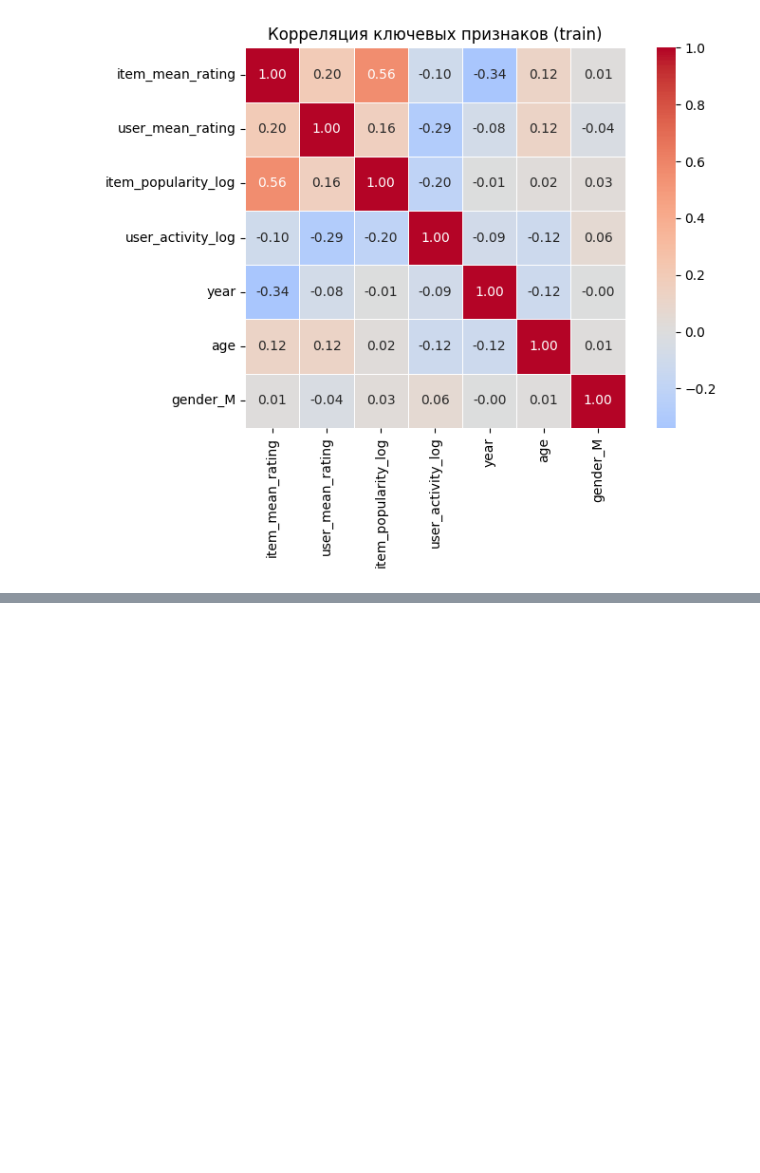
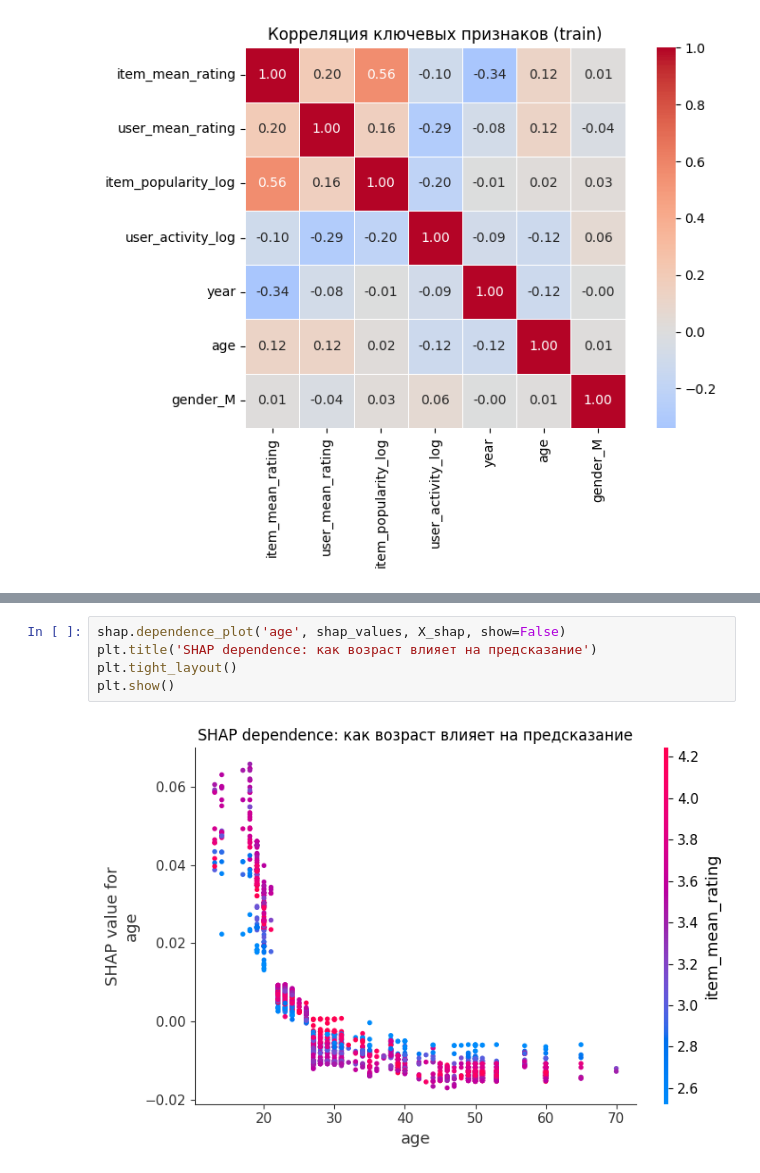
Before and after one commit to EgorMakarov567/movie-recommender-system, a Jupyter notebook: notebooks/06_content_based.ipynb, the cells around one changed output, grey strips where cells are left out. Cells and saved outputs as stored; diff of their text form; blank space fills up the shorter version.

```diff
--- a/notebooks/06_content_based.ipynb
+++ b/notebooks/06_content_based.ipynb
@@ -311,0 +528,7 @@ plt.show()
+# %%
+shap.dependence_plot('age', shap_values, X_shap, show=False)
+plt.title('SHAP dependence: как возраст влияет на предсказание')
+plt.tight_layout()
+plt.show()
+# %% [output]
+[figure, added]
```
Also changed, not shown: parts of 21 cells of this notebook.
